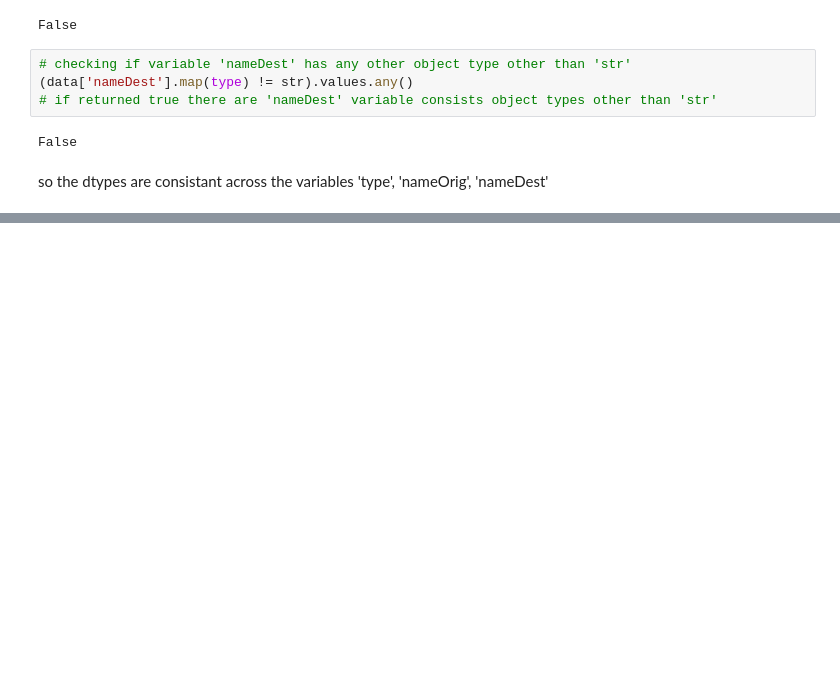
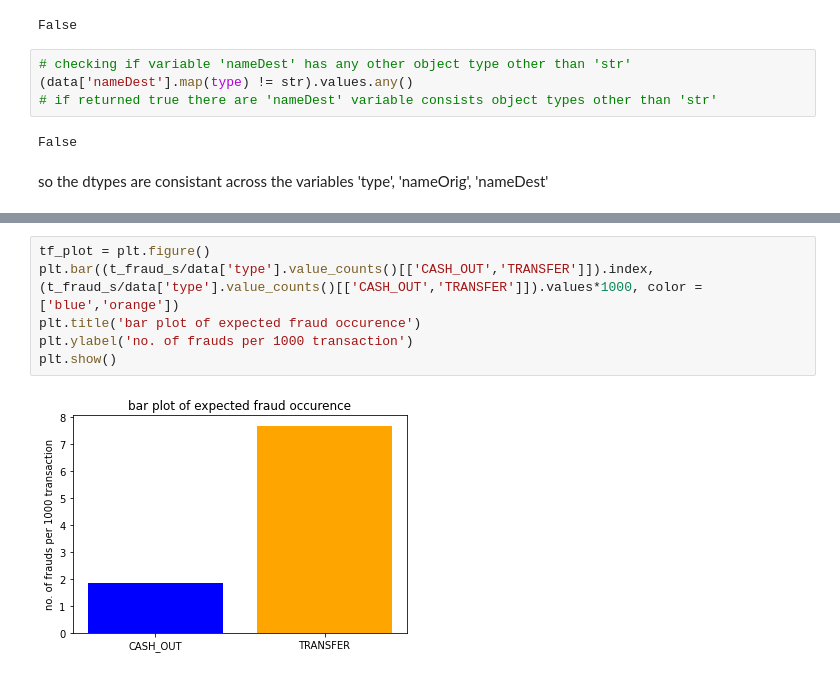
Before and after one commit to sulaiman01/INSAID-fraudulent_transactions_prediction, a Jupyter notebook: prediction_model.ipynb, the cells around one changed output, grey strips where cells are left out. Cells and saved outputs as stored; diff of their text form; blank space fills up the shorter version.

```diff
--- a/prediction_model.ipynb
+++ b/prediction_model.ipynb
@@ -146,0 +234,8 @@ data[data['amount'] > 200000]
+# %%
+tf_plot = plt.figure()
+plt.bar((t_fraud_s/data['type'].value_counts()[['CASH_OUT','TRANSFER']]).index,(t_fraud_s/data['type'].value_counts()[['CASH_OUT','TRANSFER']]).values*1000, color = ['blue','orange'])
+plt.title('bar plot of expected fraud occurence')
+plt.ylabel('no. of frauds per 1000 transaction')
+plt.show()
+# %% [output]
+[figure, added]
```
Also changed, not shown: parts of 24 cells of this notebook.
